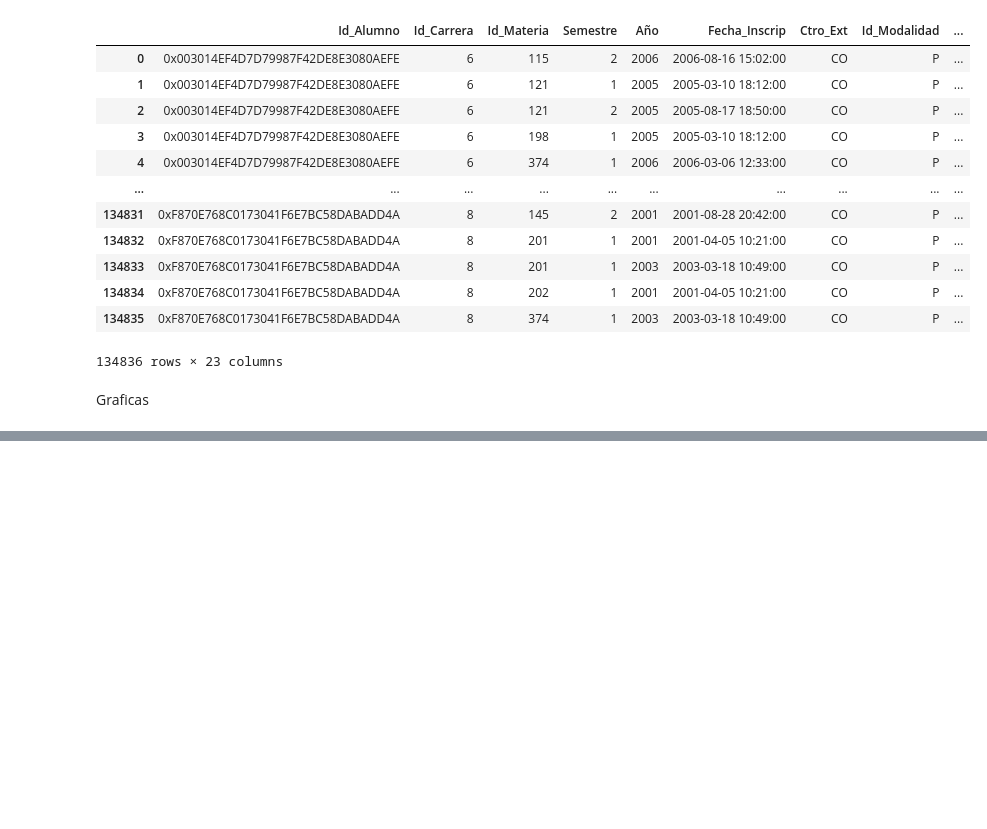
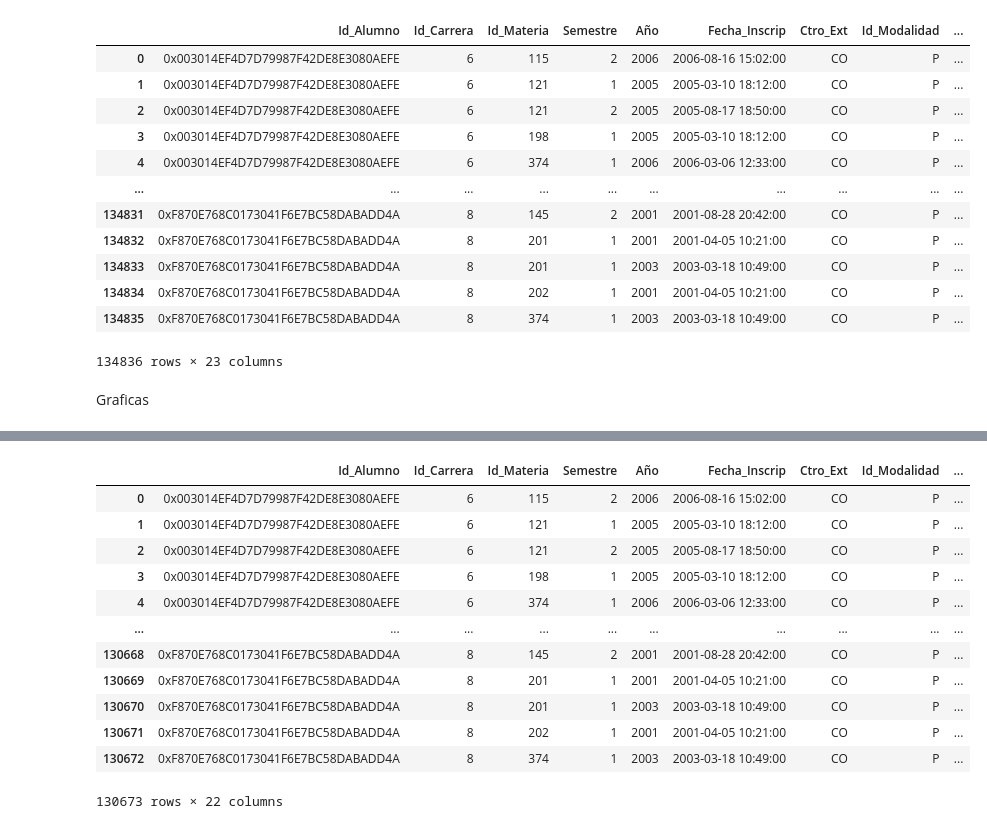
Before and after one commit to Fonteeres/IA_Ciencia_Datos, a Jupyter notebook: Semestre 3/Practica Profesionalizante 1/Trabajo Practico 4/Trabajo_Final.ipynb, the cells around one changed output, grey strips where cells are left out. Saved outputs shown, nothing was run; the diff lists cells and outputs as text; code cells hidden in the pictures; blank space fills up the shorter version.

```diff
--- a/Semestre 3/Practica Profesionalizante 1/Trabajo Practico 4/Trabajo_Final.ipynb
+++ b/Semestre 3/Practica Profesionalizante 1/Trabajo Practico 4/Trabajo_Final.ipynb
@@ -172,6 +172,7 @@ Recursante
 #Si son iguales es porque el alumno esta recursando esa materia.
 df_AluMateria['Tipo']=np.where(   ((df_AluMateria['Id_Materia'].shift() == df_AluMateria['Id_Materia']))
                                 & ((df_AluMateria['Id_Carrera'].shift() == df_AluMateria['Id_Carrera']))
+                                & ((df_AluMateria['Id_Alumno'].shift() == df_AluMateria['Id_Alumno']))
                                     ,'Recursante', np.nan)
 # %% [markdown]
 Egresado, Cursante, Desertor
@@ -254,3 +266,19 @@ px.histogram(df_ALUCarrera,
+# %%
+df_AluMateria
+# %% [output]
+|  | Id_Alumno | Id_Carrera | Id_Materia | Semestre | Año | Fecha_Inscrip | Ctro_Ext | Id_Modalidad | ... |
+| 0 | 0x003014EF4D7D79987F42DE8E3080AEFE | 6 | 115 | 2 | 2006 | 2006-08-16 15:02:00 | CO | P | ... |
+| 1 | 0x003014EF4D7D79987F42DE8E3080AEFE | 6 | 121 | 1 | 2005 | 2005-03-10 18:12:00 | CO | P | ... |
+| 2 | 0x003014EF4D7D79987F42DE8E3080AEFE | 6 | 121 | 2 | 2005 | 2005-08-17 18:50:00 | CO | P | ... |
+| 3 | 0x003014EF4D7D79987F42DE8E3080AEFE | 6 | 198 | 1 | 2005 | 2005-03-10 18:12:00 | CO | P | ... |
+| 4 | 0x003014EF4D7D79987F42DE8E3080AEFE | 6 | 374 | 1 | 2006 | 2006-03-06 12:33:00 | CO | P | ... |
+| ... | ... | ... | ... | ... | ... | ... | ... | ... | ... |
+| 130668 | 0xF870E768C0173041F6E7BC58DABADD4A | 8 | 145 | 2 | 2001 | 2001-08-28 20:42:00 | CO | P | ... |
+| 130669 | 0xF870E768C0173041F6E7BC58DABADD4A | 8 | 201 | 1 | 2001 | 2001-04-05 10:21:00 | CO | P | ... |
+| 130670 | 0xF870E768C0173041F6E7BC58DABADD4A | 8 | 201 | 1 | 2003 | 2003-03-18 10:49:00 | CO | P | ... |
+| 130671 | 0xF870E768C0173041F6E7BC58DABADD4A | 8 | 202 | 1 | 2001 | 2001-04-05 10:21:00 | CO | P | ... |
+| 130672 | 0xF870E768C0173041F6E7BC58DABADD4A | 8 | 374 | 1 | 2003 | 2003-03-18 10:49:00 | CO | P | ... |
+130673 rows × 22 columns
 # %%
 # Cantidad de alumnos por materia a lo largo de los años
 # Nota promedio por carrera a lo largo de los años en los finales.
```
Also changed, not shown: parts of 7 cells of this notebook.
